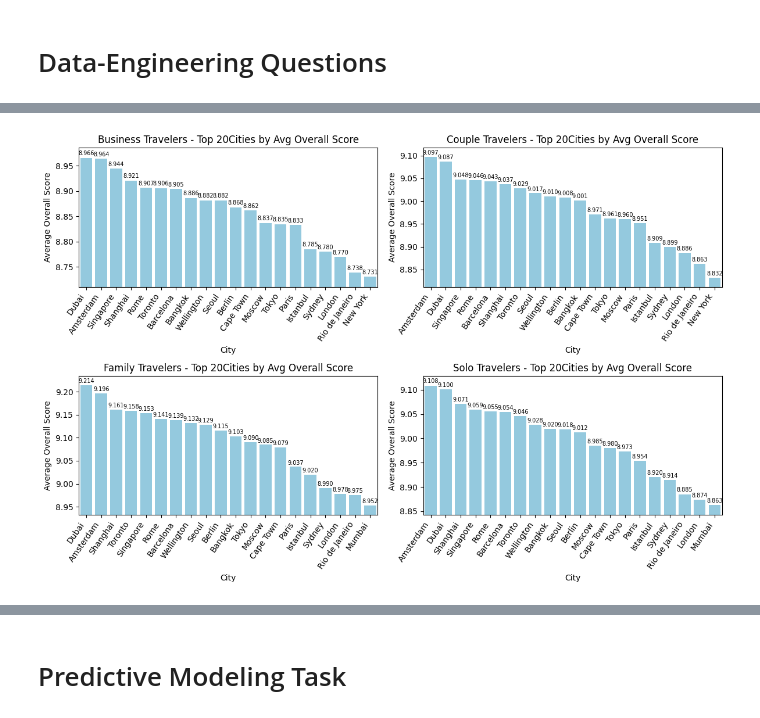
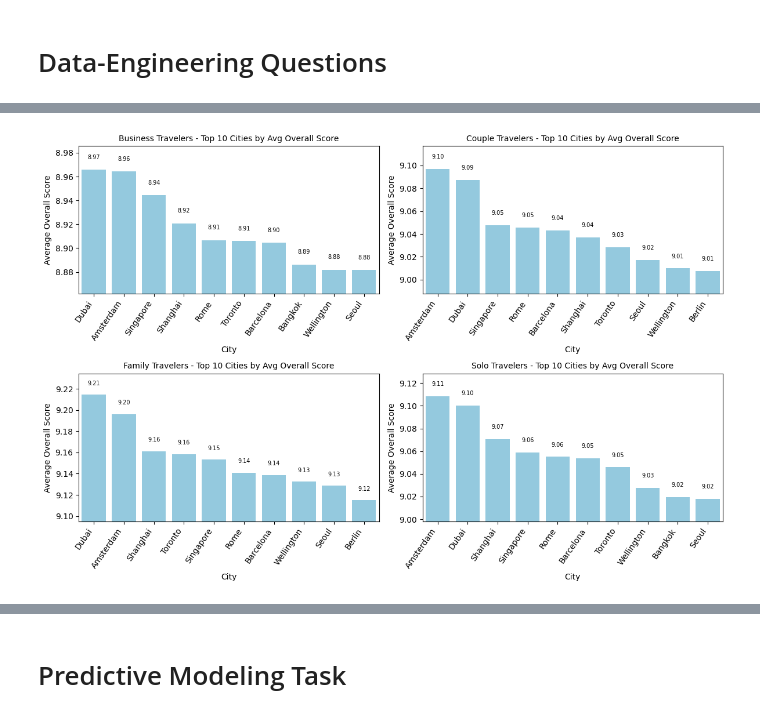
Before and after one commit to Zeyoman1001/ACLProjectHotel-zeiad.sayed-student.guc.edu.eg, a Jupyter notebook: acl-project.ipynb, the cells around one changed output, grey strips where cells are left out. Cells and saved outputs as stored; diff of their text form; code cells hidden in the pictures.

```diff
--- a/acl-project.ipynb
+++ b/acl-project.ipynb
@@ -164,28 +228,38 @@ top_n_cities.head(20)
 # %%
-import seaborn as sns
-import matplotlib.pyplot as plt
-
+grouped1_df = df.groupby(['traveller_type', 'city'])['score_overall'].mean().reset_index()
+n = 10
+top_n_cities = (
+    grouped1_df
+    .sort_values(['traveller_type', 'score_overall'], ascending=[True, False])
+    .groupby('traveller_type')
+    .head(n)
+)
+top_n_cities.head(20)
 plt.figure(figsize=(12, 8))
 traveller_types = top_n_cities['traveller_type'].unique()
 
 for i, ttype in enumerate(traveller_types):
     plt.subplot(2, 2, i + 1)
-    subset = top_n_cities[top_n_cities['traveller_type'] == ttype].sort_values('score_overall', ascending=False)
+    subset = (
+        top_n_cities[top_n_cities['traveller_type'] == ttype]
+        .sort_values('score_overall', ascending=False)
+    )
 
-    # رسم الأعمدة بشكل رأسي
+    # Plot vertical bar chart for each traveller type
     sns.barplot(data=subset, x='city', y='score_overall', color='skyblue')
 
-    # كتابة القيم فوق الأعمدة
+    # Annotate each bar with its value
     for index, value in enumerate(subset['score_overall']):
-        plt.text(index, value + 0.005, f'{value:.3f}', ha='center', fontsize=7)
+        plt.text(index, value + 0.009, f'{value:.2f}', ha='center', fontsize=7)
 
-    plt.title(f'{ttype} Travelers - Top {n} Cities by Avg Overall Score')
+    # Title and axis labels
+    plt.title(f'{ttype} Travelers - Top {n} Cities by Avg Overall Score', fontsize=10)
     plt.xlabel('City')
     plt.ylabel('Average Overall Score')
     plt.ylim(subset['score_overall'].min() - 0.02, subset['score_overall'].max() + 0.02)
     plt.xticks(rotation=55, ha='right')
 
 plt.tight_layout()
 plt.show()
 # %% [output]
-[figure, old version]
+[figure, new version]
```
Also changed, not shown: parts of 30 cells of this notebook.
